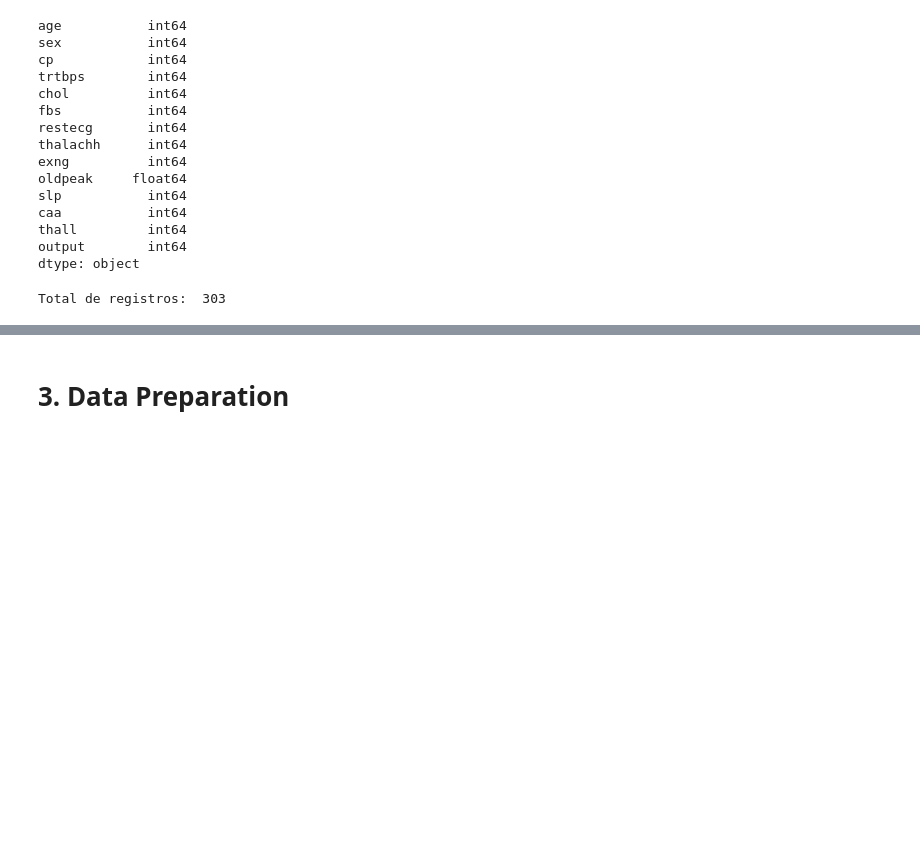
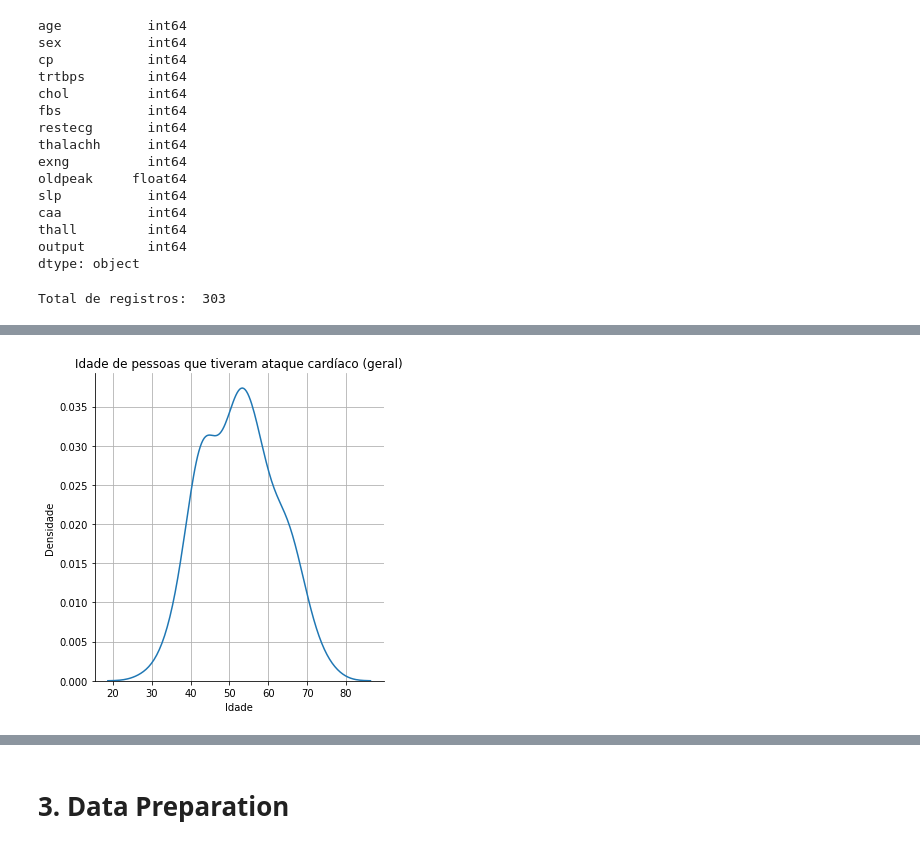
Before and after one commit to gnutzmann/heart-attack, a Jupyter notebook: heart-attack.ipynb, the cells around one changed output, grey strips where cells are left out. Saved outputs shown, nothing was run; the diff lists cells and outputs as text; code cells hidden in the pictures; blank space fills up the shorter version.

```diff
--- a/heart-attack.ipynb
+++ b/heart-attack.ipynb
@@ -101,0 +261,15 @@ Total de registros:  303
+# %%
+attack = plot_df[raw_df['output']==1]
+g = sns.displot(attack.age, kind='kde')
+
+legend = g._legend
+
+plt.xlabel('Idade')
+plt.ylabel('Densidade')
+plt.title('Idade de pessoas que tiveram ataque cardíaco (geral)')
+
+plt.grid(True)
+
+plt.show()
+# %% [output]
+[figure, added]
```
Also changed, not shown: parts of 33 cells of this notebook.
